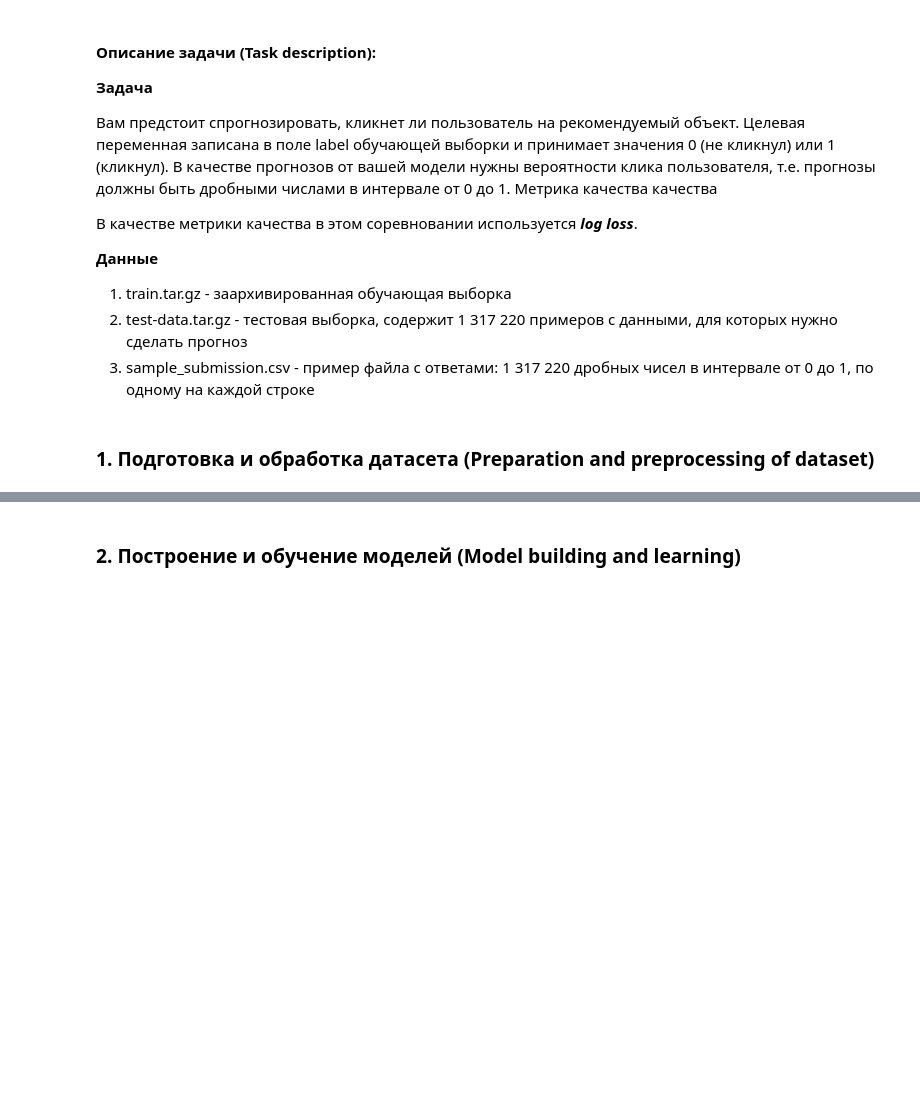
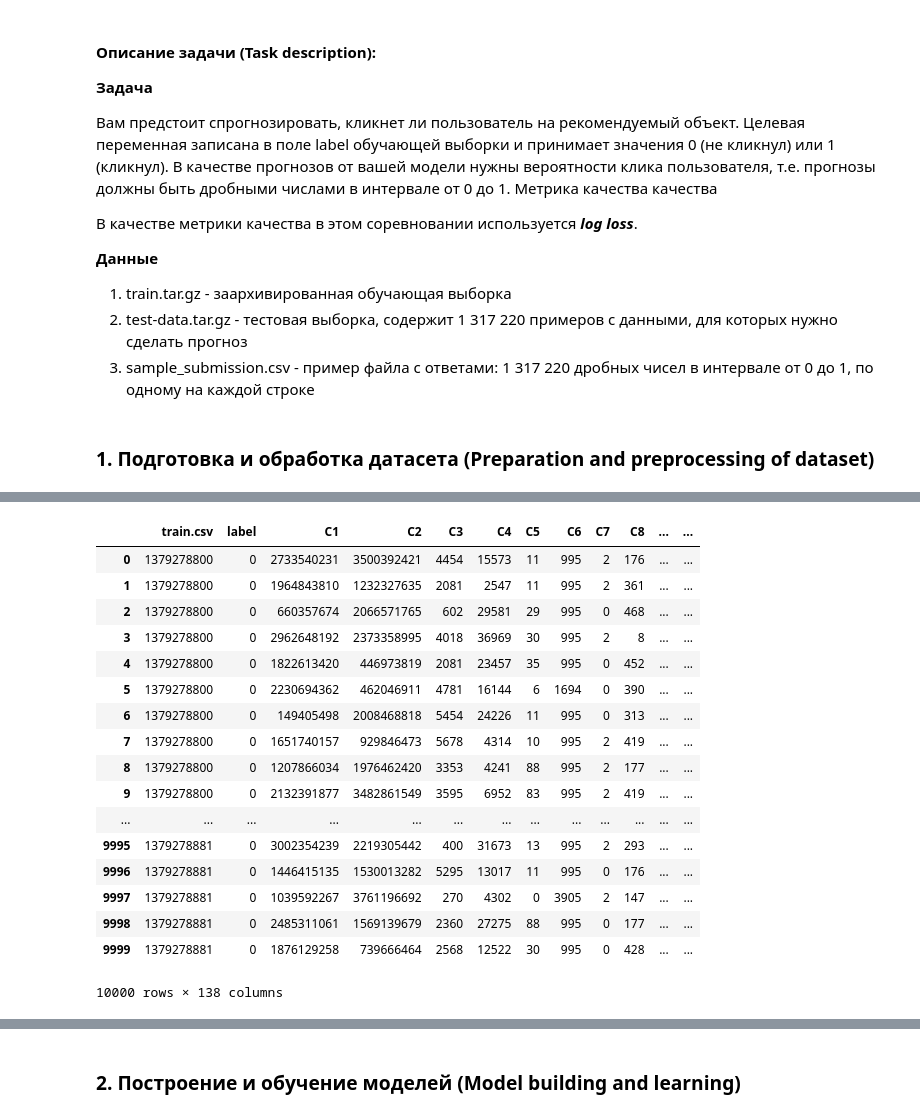
Before and after one commit to OleginV/Model-of-DB-contracts, a Jupyter notebook: MADE_qualifying task_ML_model.ipynb, the cells around one changed output, grey strips where cells are left out. Cells and saved outputs as stored; diff of their text form; code cells hidden in the pictures; blank space fills up the shorter version.

```diff
--- a/MADE_qualifying task_ML_model.ipynb
+++ b/MADE_qualifying task_ML_model.ipynb
@@ -29,0 +45,14 @@ data = pd.read_csv('train.csv', header=0, sep=';')
+# %%
+# Разбить данные колонки 'CG2' по столбцам
+CG2 = data['CG2'].str.split(',', expand=True)
+# Создать лист с наименованием колонок и изменить наименование колонок 'CG2
+headers = list(CG2.columns.values)
+headers = list(map(lambda x: x+2000, headers))
+CG2.columns = headers
+# %%
+# Разбить данные колонки 'CG3' по столбцам
+CG3 = data['CG3'].str.split(',', expand=True)
+# Создать лист с наименованием колонок и изменить наименование колонок 'CG3
+headers = list(CG3.columns.values)
+headers = list(map(lambda x: x+3000, headers))
+CG3.columns = headers
@@ -29,0 +63,12 @@ data = pd.read_csv('train.csv', header=0, sep=';')
+# %%
+# Присоединение CG1 к data
+data = data.join(CG1)
+# Присоединение CG2 к data
+data = data.join(CG2)
+# Присоединение CG3 к data
+data = data.join(CG3)
+# %%
+# Удаление столбцов 'CG1', 'CG1', 'CG1'
+data.pop('CG1')
+data.pop('CG2')
+data.pop('CG3')
@@ -30,3 +116,26 @@ data = pd.read_csv('train.csv', header=0, sep=';')
+# %%
+# Преобразование данных в числовой формат. Замена значений NaN на 0.
+data[[]]=data[[]].apply(pd.to_numeric)
+data.fillna(0)
+# %% [output]
+|  | train.csv | label | C1 | C2 | C3 | C4 | C5 | C6 | C7 | C8 | ... | ... |
+| 0 | 1379278800 | 0 | 2733540231 | 3500392421 | 4454 | 15573 | 11 | 995 | 2 | 176 | ... | ... |
+| 1 | 1379278800 | 0 | 1964843810 | 1232327635 | 2081 | 2547 | 11 | 995 | 2 | 361 | ... | ... |
+| 2 | 1379278800 | 0 | 660357674 | 2066571765 | 602 | 29581 | 29 | 995 | 0 | 468 | ... | ... |
+| 3 | 1379278800 | 0 | 2962648192 | 2373358995 | 4018 | 36969 | 30 | 995 | 2 | 8 | ... | ... |
+| 4 | 1379278800 | 0 | 1822613420 | 446973819 | 2081 | 23457 | 35 | 995 | 0 | 452 | ... | ... |
+| 5 | 1379278800 | 0 | 2230694362 | 462046911 | 4781 | 16144 | 6 | 1694 | 0 | 390 | ... | ... |
+| 6 | 1379278800 | 0 | 149405498 | 2008468818 | 5454 | 24226 | 11 | 995 | 0 | 313 | ... | ... |
+| 7 | 1379278800 | 0 | 1651740157 | 929846473 | 5678 | 4314 | 10 | 995 | 2 | 419 | ... | ... |
+| 8 | 1379278800 | 0 | 1207866034 | 1976462420 | 3353 | 4241 | 88 | 995 | 2 | 177 | ... | ... |
+| 9 | 1379278800 | 0 | 2132391877 | 3482861549 | 3595 | 6952 | 83 | 995 | 2 | 419 | ... | ... |
+| ... | ... | ... | ... | ... | ... | ... | ... | ... | ... | ... | ... | ... |
+| 9995 | 1379278881 | 0 | 3002354239 | 2219305442 | 400 | 31673 | 13 | 995 | 2 | 293 | ... | ... |
+| 9996 | 1379278881 | 0 | 1446415135 | 1530013282 | 5295 | 13017 | 11 | 995 | 0 | 176 | ... | ... |
+| 9997 | 1379278881 | 0 | 1039592267 | 3761196692 | 270 | 4302 | 0 | 3905 | 2 | 147 | ... | ... |
+| 9998 | 1379278881 | 0 | 2485311061 | 1569139679 | 2360 | 27275 | 88 | 995 | 0 | 177 | ... | ... |
+| 9999 | 1379278881 | 0 | 1876129258 | 739666464 | 2568 | 12522 | 30 | 995 | 0 | 428 | ... | ... |
+10000 rows × 138 columns
 # %%
 data.info()
 # %% [output]
```
Also changed, not shown: parts of 38 cells of this notebook.
